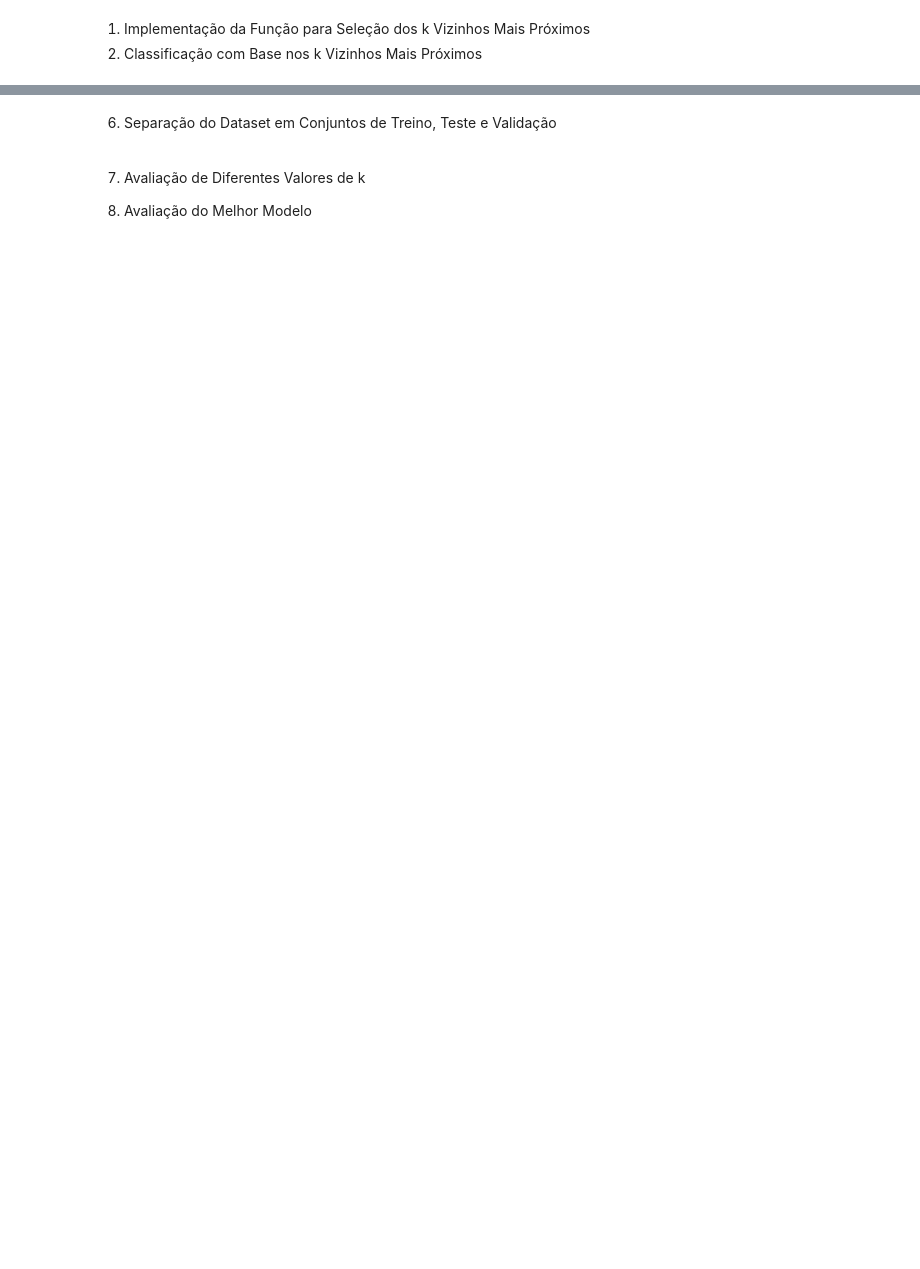
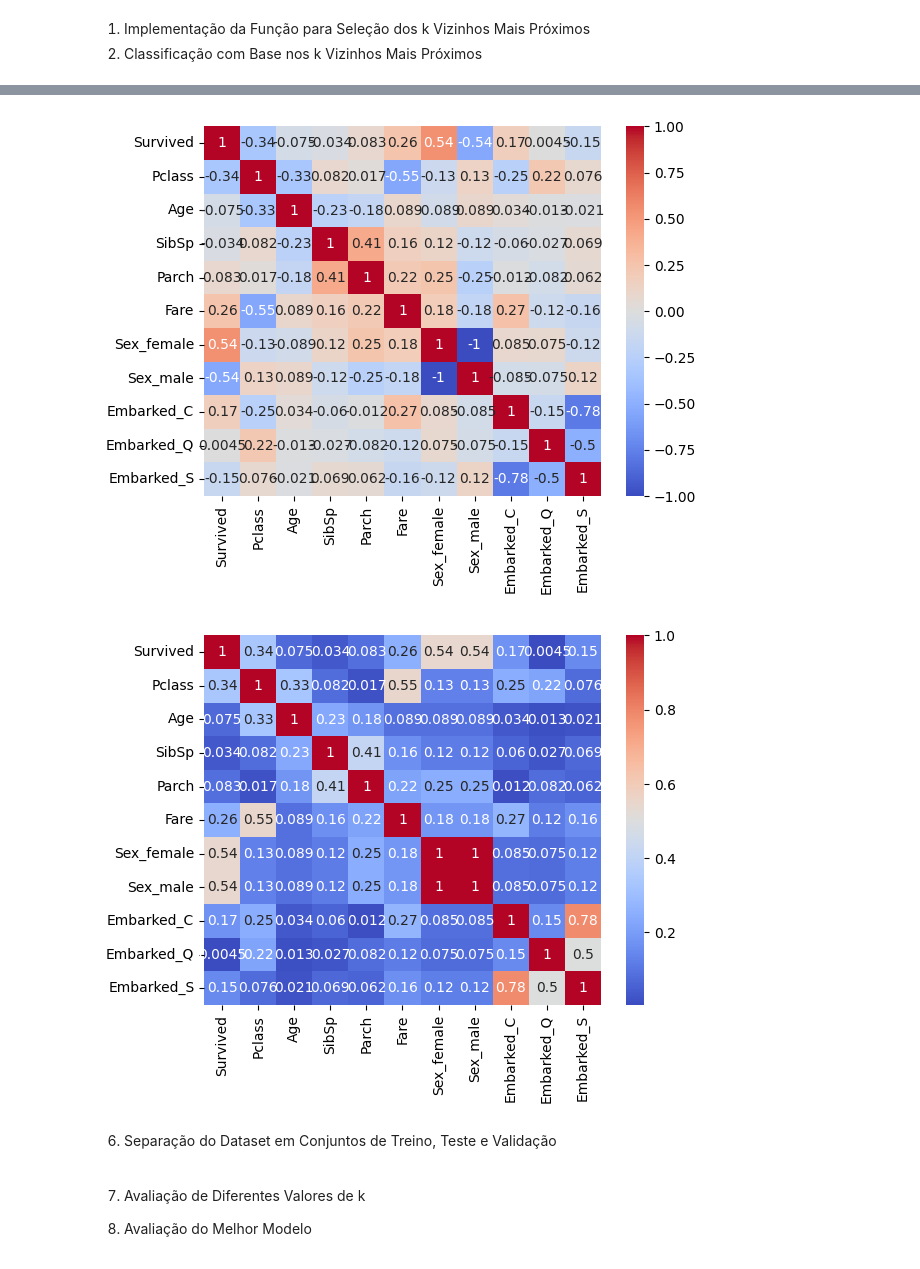
Before and after one commit to luizaclara/KNNtitanic, a Jupyter notebook: Trabalho_02ICD.ipynb, the cells around one changed output, grey strips where cells are left out. Saved outputs shown, nothing was run; the diff lists cells and outputs as text; code cells hidden in the pictures; blank space fills up the shorter version.

Commit message:
OneHotEncoder, matriz de correlação, método kfolds e avaliação do modelo

```diff
--- a/Trabalho_02ICD.ipynb
+++ b/Trabalho_02ICD.ipynb
@@ -111,0 +114,23 @@ y = ['Survived']
+# %%
+# Dropar features que não serão úteis para o modelo
+final_dataframe.drop(['PassengerId', 'Name', 'Ticket', 'Cabin'], axis=1, inplace=True)
+
+# Avaliando a existência de NaN nas features selecionadas
+nan_Pclass = final_dataframe['Pclass'].isna().sum()
+nan_Age = final_dataframe['Age'].isna().sum()
+nan_SibSp = final_dataframe['SibSp'].isna().sum()
+nan_Parch = final_dataframe['Parch'].isna().sum()
+nan_Fare = final_dataframe['Fare'].isna().sum()
+print(f'Pclass: {nan_Pclass} NaN')
+print(f'Age: {nan_Age} NaN')
+print(f'SibSp: {nan_SibSp} NaN')
+print(f'Parch: {nan_Parch} NaN')
+print(f'Fare: {nan_Fare} NaN')
+
+# Converter colunas de strings para numérico
+final_dataframe['Pclass'] = pd.to_numeric(final_dataframe['Pclass'], errors='coerce')
+final_dataframe['SibSp'] = pd.to_numeric(final_dataframe['SibSp'], errors='coerce')
+final_dataframe['Parch'] = pd.to_numeric(final_dataframe['Parch'], errors='coerce')
+
+# Preenche a idade com a média das idades nas 177 linhas que estão NaN
+final_dataframe['Age'] = final_dataframe['Age'].fillna(dataframe['Age'].mean())
@@ -111,0 +143,10 @@ y = ['Survived']
+# %%
+# Verificando range dos valores de cada feature
+for col in final_dataframe.columns:
+    min_val = final_dataframe[col].min()
+    max_val = final_dataframe[col].max()
+    print(f"Feature '{col}': Min = {min_val}, Max = {max_val}")
+
+# Normalizar (Passo 4)
+scaler = MinMaxScaler()
+final_dataframe_normalized = pd.DataFrame(scaler.fit_transform(final_dataframe), columns=final_dataframe.columns)
@@ -112,2 +171,17 @@ y = ['Survived']
+# %%
+# Passo 5
+correlation_matrix = final_dataframe_normalized.corr()
+abs_correlation_matrix = correlation_matrix.abs()
+
+# Matriz de Correlação com valores de -1 a 1
+sns.heatmap(correlation_matrix, annot=True, cmap='coolwarm')
+plt.show()
+
+# Matriz de Correlação considerando apenas os valores absolutos
+sns.heatmap(abs_correlation_matrix, annot=True, cmap='coolwarm')
+plt.show()
+# %% [output]
+[figure, added]
+[figure, added]
 # %% [markdown]
 6. Separação do Dataset em Conjuntos de Treino, Teste e Validação
```
Also changed, not shown: parts of 22 cells of this notebook.
